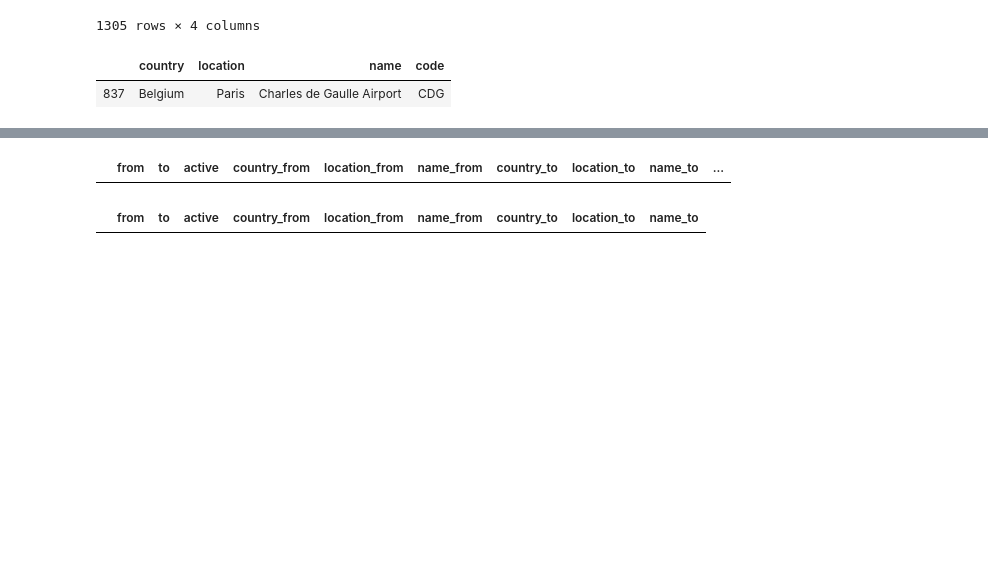
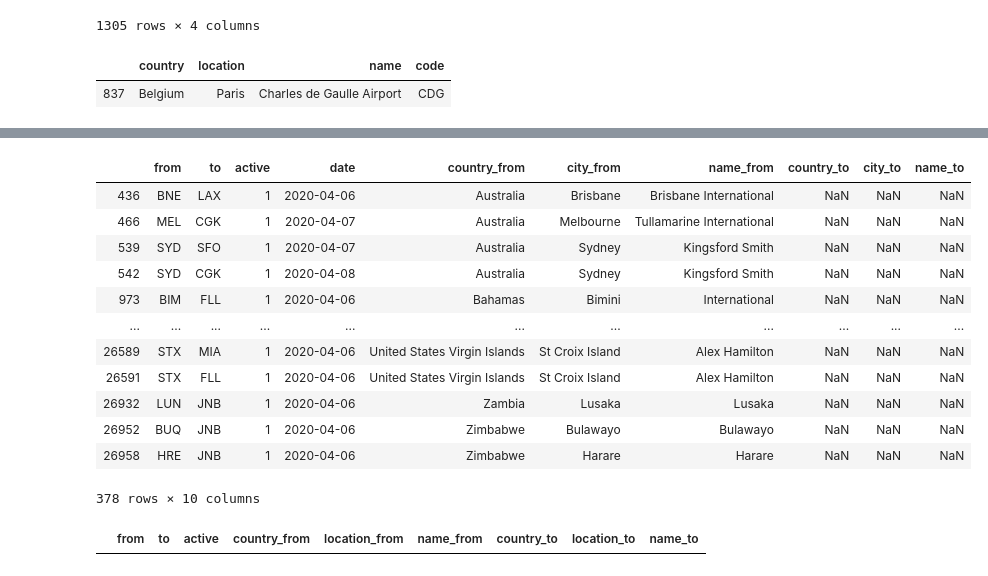
Before and after one commit to kruschev/Covid19, a Jupyter notebook: analysis/flight_analysis/Untitled.ipynb, the cells around one changed output, grey strips where cells are left out. Saved outputs shown, nothing was run; the diff lists cells and outputs as text; code cells hidden in the pictures; blank space fills up the shorter version.

```diff
--- a/analysis/flight_analysis/Untitled.ipynb
+++ b/analysis/flight_analysis/Untitled.ipynb
@@ -49,4 +49,6 @@ airport[airport.code=='CDG']
 |  | country | location | name | code |
 | 837 | Belgium | Paris | Charles de Gaulle Airport | CDG |
 # %%
+pd.set_option('display.max_rows', 200)
+
 df = pd.read_csv('flight_status_merged.csv')
@@ -55,9 +73,23 @@ df = df.drop(columns=['country', 'cum_case'])
 # %%
 df[~(df['country_from']== df['country_to'])]
 # %%
+pd.set_option('display.max_rows', 200)
+
 df[df.country_to.isnull() & df.active==1]
 # %% [output]
-|  | from | to | active | country_from | location_from | name_from | country_to | location_to | name_to | ... |
+|  | from | to | active | date | country_from | city_from | name_from | country_to | city_to | name_to |
+| 436 | BNE | LAX | 1 | 2020-04-06 | Australia | Brisbane | Brisbane International | NaN | NaN | NaN |
+| 466 | MEL | CGK | 1 | 2020-04-07 | Australia | Melbourne | Tullamarine International | NaN | NaN | NaN |
+| 539 | SYD | SFO | 1 | 2020-04-07 | Australia | Sydney | Kingsford Smith | NaN | NaN | NaN |
+| 542 | SYD | CGK | 1 | 2020-04-08 | Australia | Sydney | Kingsford Smith | NaN | NaN | NaN |
+| 973 | BIM | FLL | 1 | 2020-04-06 | Bahamas | Bimini | International | NaN | NaN | NaN |
+| ... | ... | ... | ... | ... | ... | ... | ... | ... | ... | ... |
+| 26589 | STX | MIA | 1 | 2020-04-06 | United States Virgin Islands | St Croix Island | Alex Hamilton | NaN | NaN | NaN |
+| 26591 | STX | FLL | 1 | 2020-04-06 | United States Virgin Islands | St Croix Island | Alex Hamilton | NaN | NaN | NaN |
+| 26932 | LUN | JNB | 1 | 2020-04-06 | Zambia | Lusaka | Lusaka | NaN | NaN | NaN |
+| 26952 | BUQ | JNB | 1 | 2020-04-06 | Zimbabwe | Bulawayo | Bulawayo | NaN | NaN | NaN |
+| 26958 | HRE | JNB | 1 | 2020-04-06 | Zimbabwe | Harare | Harare | NaN | NaN | NaN |
+378 rows × 10 columns
 # %%
 df[(df['country_from'] == 'Romania') & (df['country_to']== 'Italy') & (df['active'] == 1)]
 # %% [output]
```
Also changed, not shown: parts of 1 cell of this notebook, 17 other files.
